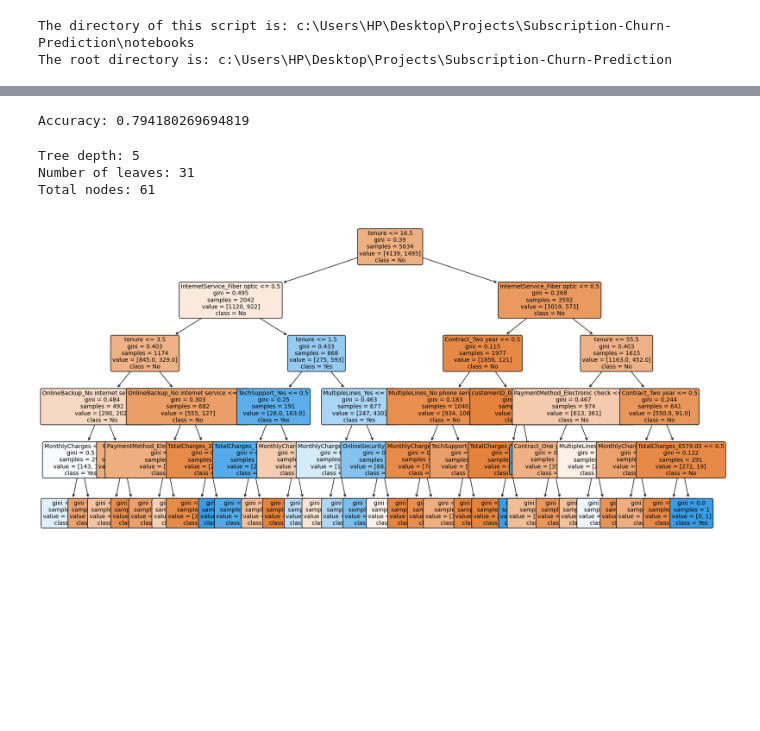
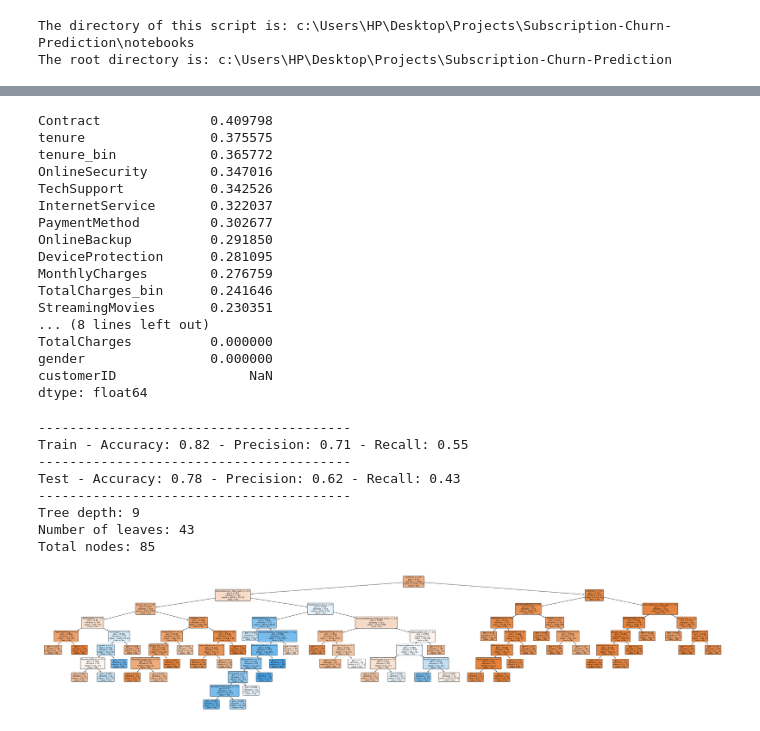
Before and after one commit to DoDoanHoangDu/Subscription-Churn-Prediction, a Jupyter notebook: notebooks/data_exploration.ipynb, the cells around one changed output, grey strips where cells are left out. Saved outputs shown, nothing was run; the diff lists cells and outputs as text; code cells hidden in the pictures; blank space fills up the shorter version.

```diff
--- a/notebooks/data_exploration.ipynb
+++ b/notebooks/data_exploration.ipynb
@@ -54,39 +95,83 @@ Name: proportion, dtype: float64
+# %%
+# Identify categorical columns (object or category dtype)
+cat_cols = data.columns.tolist()
+
+# Remove 'Churn' itself from the list so we don't compare it to itself
+cat_cols = [col for col in cat_cols if col != 'Churn']
+
+# Calculate Cramér's V for each categorical column vs 'Churn'
+cramer_vs_churn = {}
+for col in cat_cols:
+    cramer_vs_churn[col] = cramers_v(data[col], data['Churn'])
+
+# Convert to a pandas Series for better display
+cramer_vs_churn = pd.Series(cramer_vs_churn).sort_values(ascending=False)
+print(cramer_vs_churn)
+# %% [output]
+Contract              0.409798
+tenure                0.375575
+tenure_bin            0.365772
+OnlineSecurity        0.347016
+TechSupport           0.342526
+InternetService       0.322037
+PaymentMethod         0.302677
+OnlineBackup          0.291850
+DeviceProtection      0.281095
+MonthlyCharges        0.276759
+TotalCharges_bin      0.241646
+StreamingMovies       0.230351
+... (8 lines left out)
+TotalCharges          0.000000
+gender                0.000000
+customerID                 NaN
+dtype: float64
 # %%
-X = data.drop("Churn", axis=1)
+X = data.drop(["Churn","customerID", 'tenure', 'MonthlyCharges', 'TotalCharges'], axis=1)
 X = pd.get_dummies(X, drop_first=True)
 y = data["Churn"]
 # %%
 from sklearn.model_selection import train_test_split
 from sklearn.tree import DecisionTreeClassifier, plot_tree
+from sklearn.metrics import accuracy_score, precision_score, recall_score
 
 X_train, X_test, y_train, y_test = train_test_split(
-    X, y, test_size=0.2, random_state=42, stratify=y
+    X, y, test_size=0.8, stratify=y
 )
+class_weight={ 'No': 1, 'Yes': 1 }
+clf = DecisionTreeClassifier(splitter="best" , max_depth=20, criterion='gini',min_samples_split=50, min_samples_leaf=10, class_weight=class_weight)
+clf.fit(X_train, y_train)
+for name, features_set, labels_set in [('Train', X_train, y_train), ('Test', X_test, y_test)]:
+    print("-"*40)
+    y_predicted = clf.predict(features_set)
+    acc = accuracy_score(labels_set, y_predicted)
+    prec = precision_score(labels_set, y_predicted, pos_label="Yes")
+    rec = recall_score(labels_set, y_predicted, pos_label="Yes")
+    print(f"{name} - Accuracy: {acc:.2f} - Precision: {prec:.2f} - Recall: {rec:.2f}")
 
-clf = DecisionTreeClassifier(random_state=42, splitter="best", max_depth=5)
-clf.fit(X_train, y_train)
-print("Accuracy:", clf.score(X_test, y_test))
+print("-"*40)
+print("Tree depth:", clf.get_depth())
+print("Number of leaves:", clf.get_n_leaves())
+print("Total nodes:", clf.tree_.node_count)
 # %% [output]
-Accuracy: 0.794180269694819
+----------------------------------------
+Train - Accuracy: 0.82 - Precision: 0.71 - Recall: 0.55
+----------------------------------------
+Test - Accuracy: 0.78 - Precision: 0.62 - Recall: 0.43
+----------------------------------------
+Tree depth: 9
+Number of leaves: 43
+Total nodes: 85
-# %%
-print("Tree depth:", clf.get_depth())
-print("Number of leaves:", clf.get_n_leaves())
-print("Total nodes:", clf.tree_.node_count)
-# %% [output]
-Tree depth: 5
-Number of leaves: 31
-Total nodes: 61
 # %%
 import matplotlib.pyplot as plt
-plt.figure(figsize=(20,10))
+plt.figure(figsize=(50,10))
 plot_tree(
     clf,
     feature_names=X.columns,
-    class_names=clf.classes_,
+    class_names=[str(c) for c in clf.classes_],
     filled=True,
     rounded=True,
-    fontsize=10
+    fontsize=8
 )
 plt.show()
 # %% [output]
-[figure, old version]
+[figure, new version]
```
Also changed, not shown: parts of 4 cells of this notebook, 1 other file.
